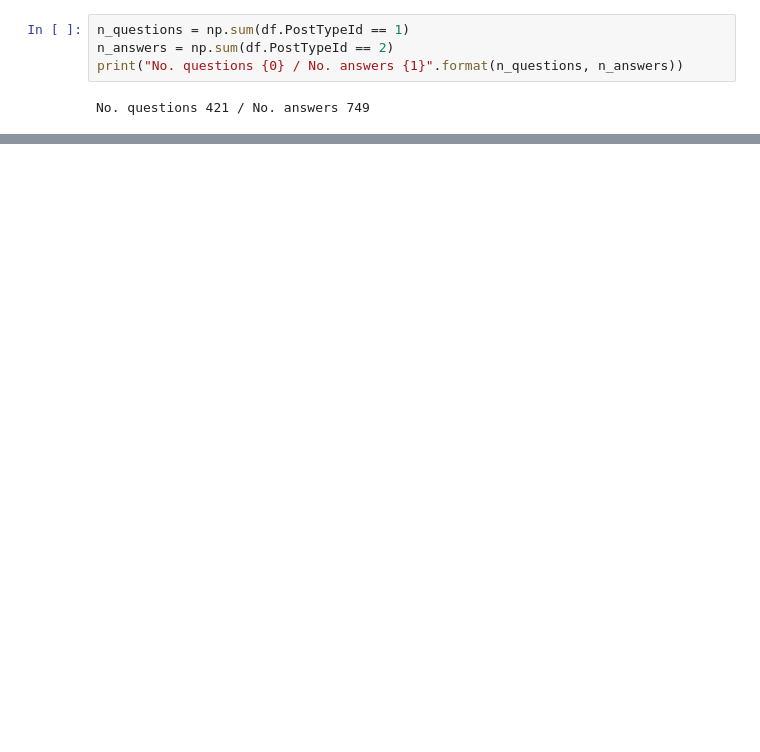
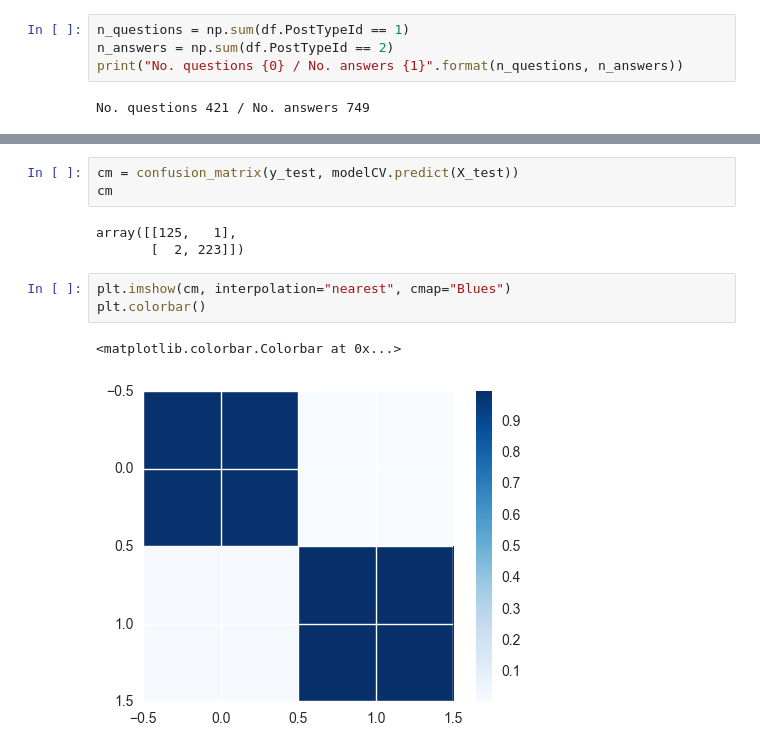
Before and after one commit to bigdata-vandy/stack-ex, a Jupyter notebook: python/mock-up.ipynb, the cells around one changed output, grey strips where cells are left out. Cells and saved outputs as stored; diff of their text form; blank space fills up the shorter version.

```diff
--- a/python/mock-up.ipynb
+++ b/python/mock-up.ipynb
@@ -185,0 +320,12 @@ cv_accuracy.plot(x="best_features__k", y="mean_validation_score")
+# %%
+cm = confusion_matrix(y_test, modelCV.predict(X_test))
+cm
+# %% [output]
+array([[125,   1],
+       [  2, 223]])
+# %%
+plt.imshow(cm, interpolation="nearest", cmap="Blues")
+plt.colorbar()
+# %% [output]
+<matplotlib.colorbar.Colorbar at 0x...>
+[figure, added]
```
Also changed, not shown: parts of 34 cells of this notebook, 1 other file.
